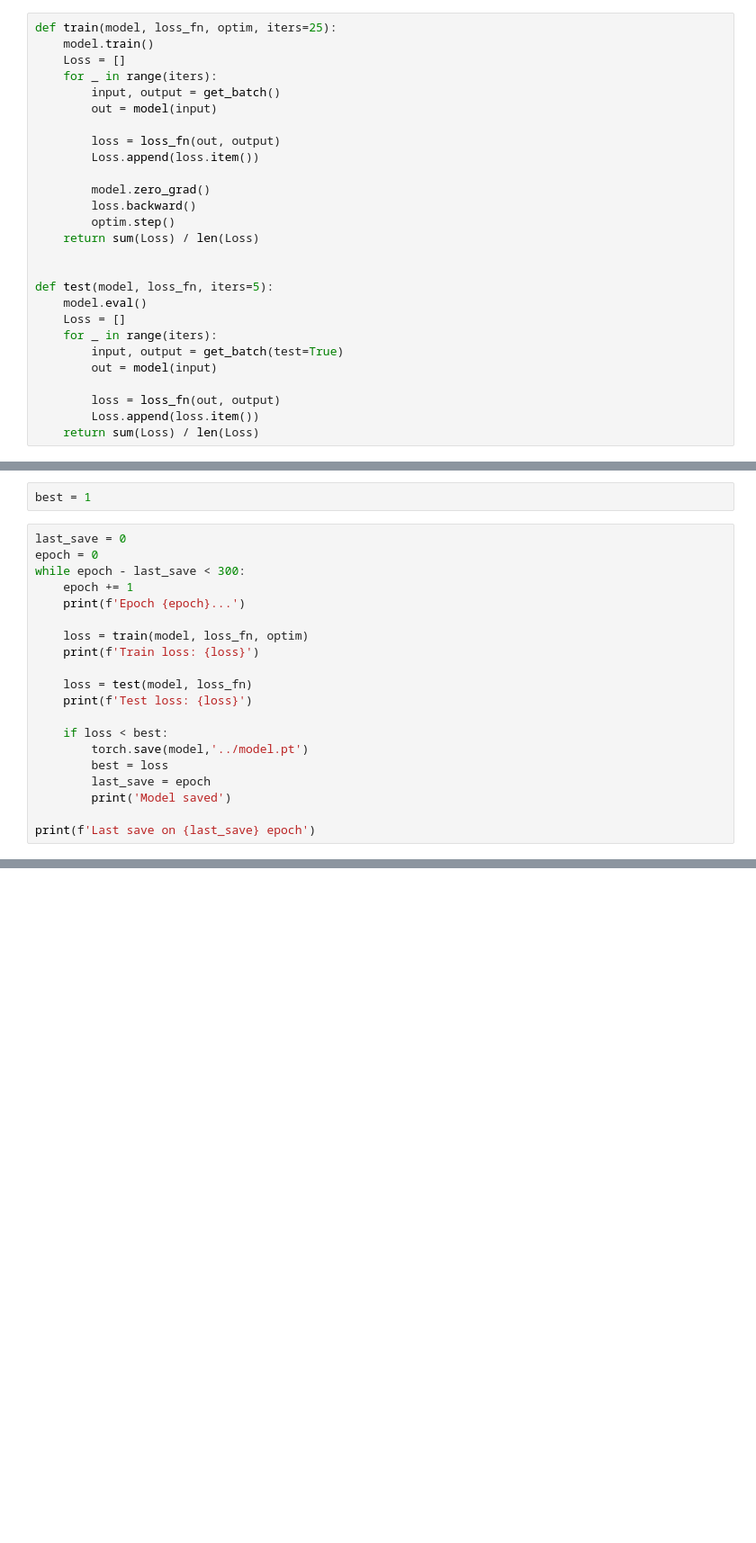
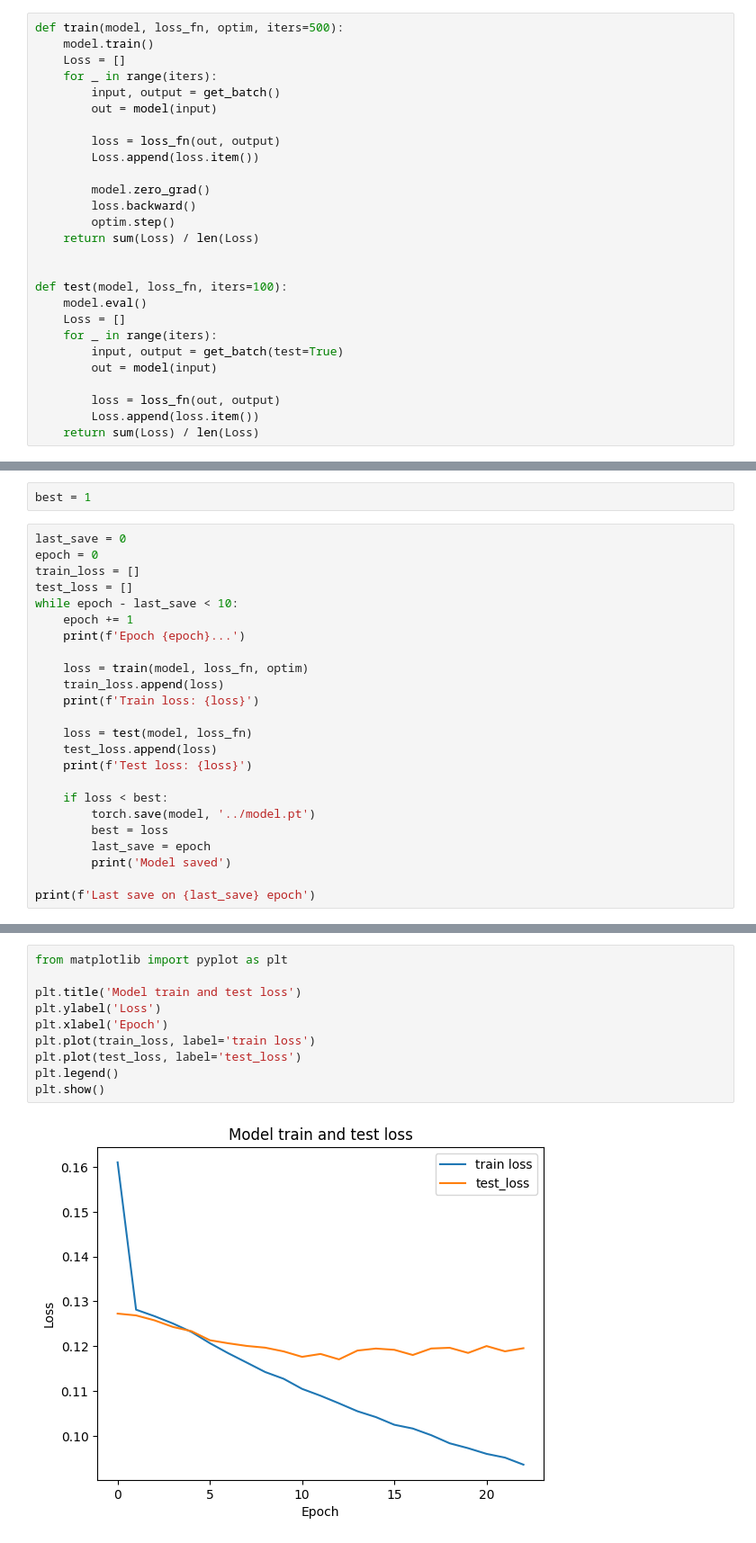
Before and after one commit to Zaurall/chessmind-ml, a Jupyter notebook: player/model/train/train.ipynb, the cells around one changed output, grey strips where cells are left out. Shown: that part at 90% size. Saved outputs shown, nothing was run; the diff lists cells and outputs as text; blank space fills up the shorter version.

Commit message:
add plot of training history

```diff
--- a/player/model/train/train.ipynb
+++ b/player/model/train/train.ipynb
@@ -5,7 +5,7 @@ from data import get_batch
 # %%
 device = 'cuda' if torch.cuda.is_available() else 'cpu'
 # %%
-def train(model, loss_fn, optim, iters=25):
+def train(model, loss_fn, optim, iters=500):
     model.train()
     Loss = []
     for _ in range(iters):
@@ -21,7 +21,7 @@ def train(model, loss_fn, optim, iters=25):
     return sum(Loss) / len(Loss)
 
 
-def test(model, loss_fn, iters=5):
+def test(model, loss_fn, iters=100):
     model.eval()
     Loss = []
     for _ in range(iters):
@@ -50,18 +50,22 @@ best = 1
 # %%
 last_save = 0
 epoch = 0
-while epoch - last_save < 300:
+train_loss = []
+test_loss = []
+while epoch - last_save < 10:
     epoch += 1
     print(f'Epoch {epoch}...')
 
     loss = train(model, loss_fn, optim)
+    train_loss.append(loss)
     print(f'Train loss: {loss}')
 
     loss = test(model, loss_fn)
+    test_loss.append(loss)
     print(f'Test loss: {loss}')
 
     if loss < best:
-        torch.save(model,'../model.pt')
+        torch.save(model, '../model.pt')
         best = loss
         last_save = epoch
         print('Model saved')
@@ -92,0 +97,12 @@ print(test(model, loss_fn))
+# %%
+from matplotlib import pyplot as plt
+
+plt.title('Model train and test loss')
+plt.ylabel('Loss')
+plt.xlabel('Epoch')
+plt.plot(train_loss, label='train loss')
+plt.plot(test_loss, label='test_loss')
+plt.legend()
+plt.show()
+# %% [output]
+[figure, added]
```
Also changed, not shown: parts of 2 cells of this notebook.
